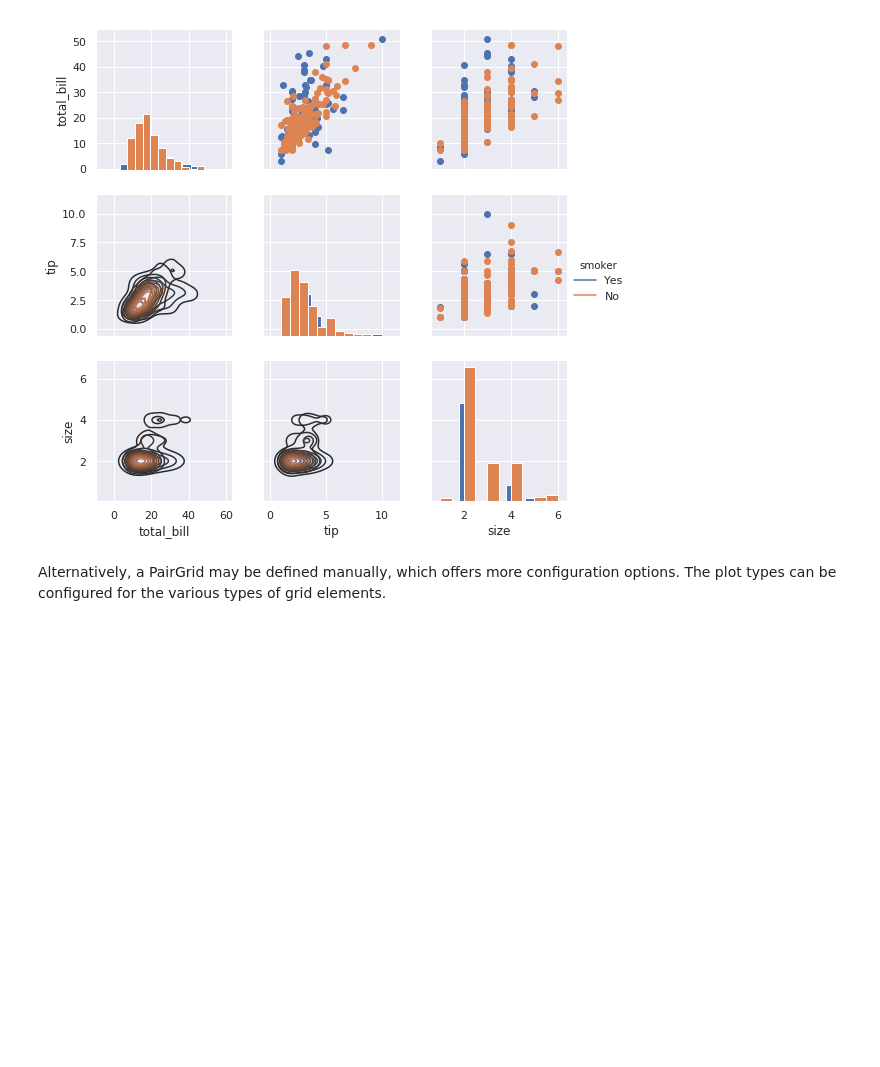
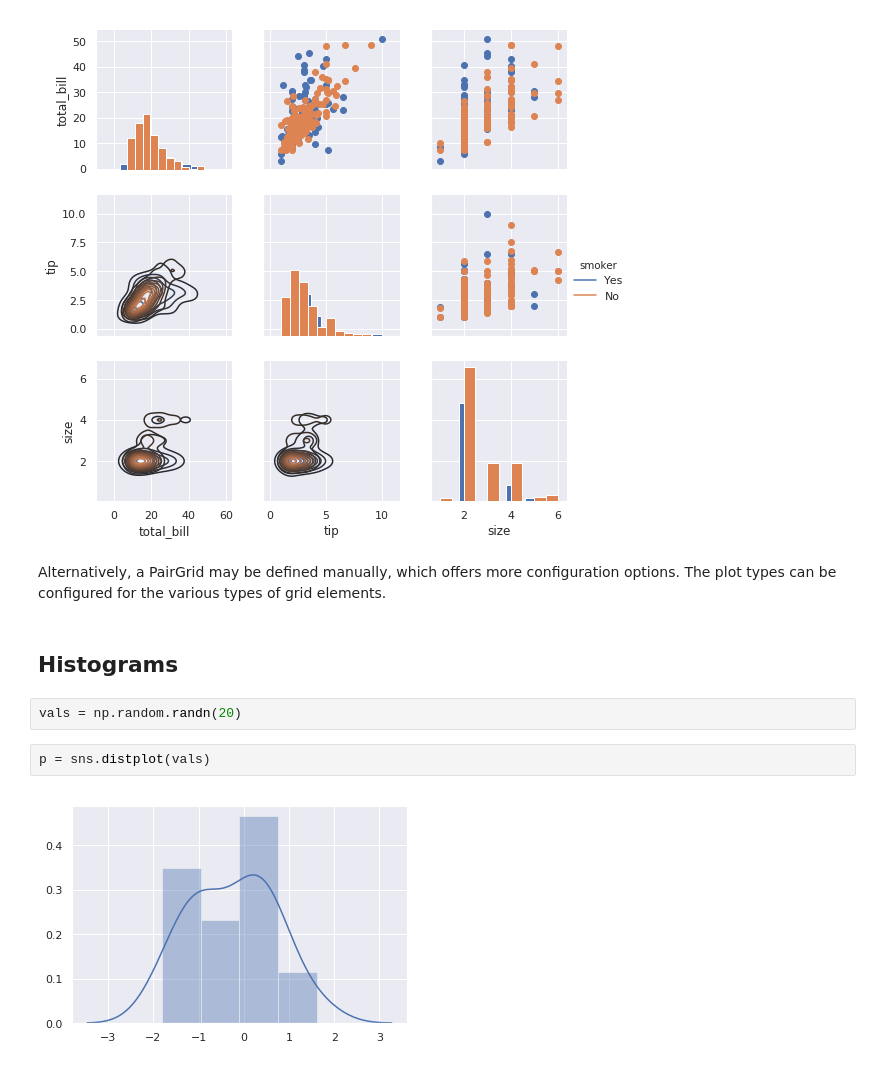
Before and after one commit to lungben/python_tutorial, a Jupyter notebook: notebooks/plotting.ipynb, the cells around one changed output. Saved outputs shown, nothing was run; the diff lists cells and outputs as text; blank space fills up the shorter version.

Commit message:
seaborn histograms added

```diff
--- a/notebooks/plotting.ipynb
+++ b/notebooks/plotting.ipynb
@@ -242,3 +241,11 @@ g.add_legend()
 [figure]
 # %% [markdown]
 Alternatively, a PairGrid may be defined manually, which offers more configuration options. The plot types can be configured for the various types of grid elements.
+# %% [markdown]
+## Histograms
+# %%
+vals = np.random.randn(20)
+# %%
+p = sns.distplot(vals)
+# %% [output]
+[figure, added]
```
Also changed, not shown: parts of 8 cells of this notebook.
